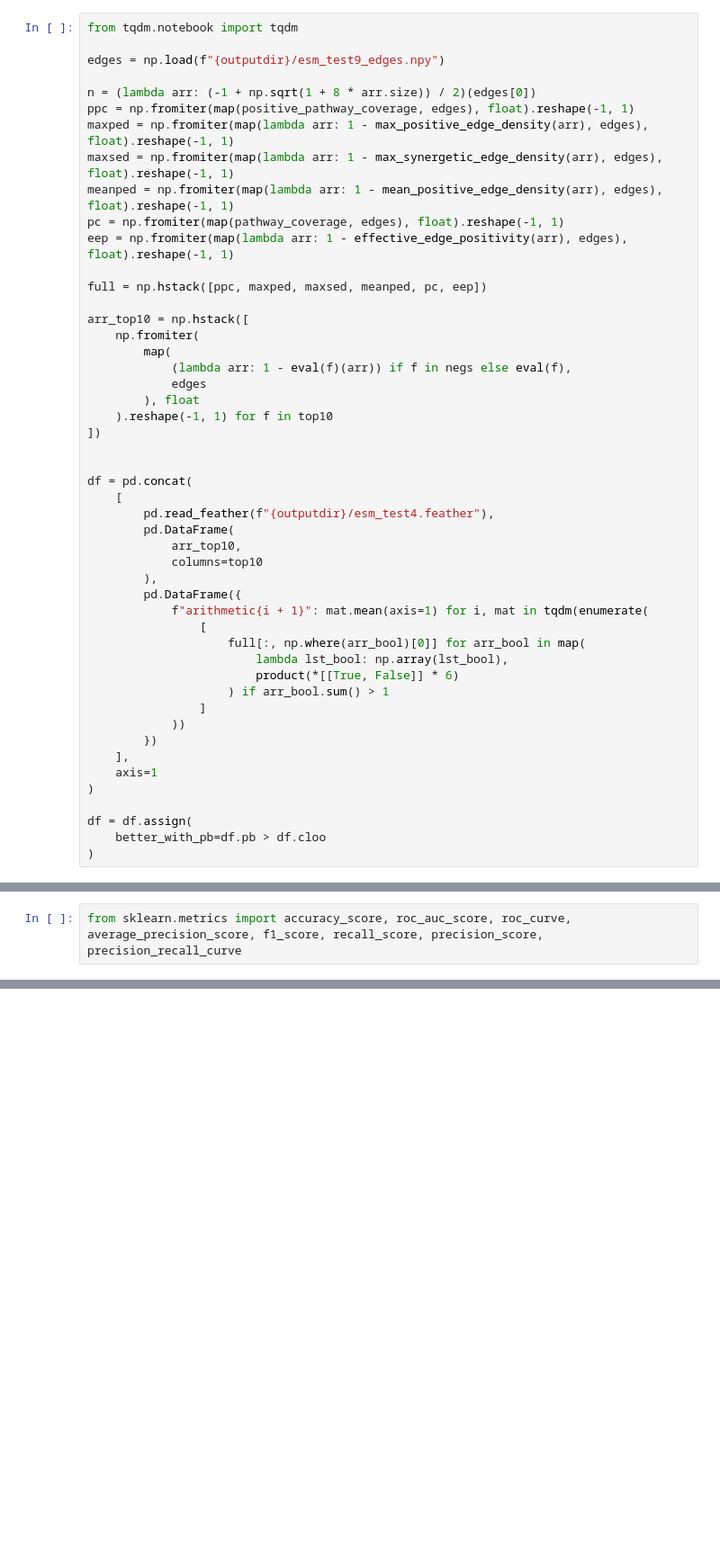
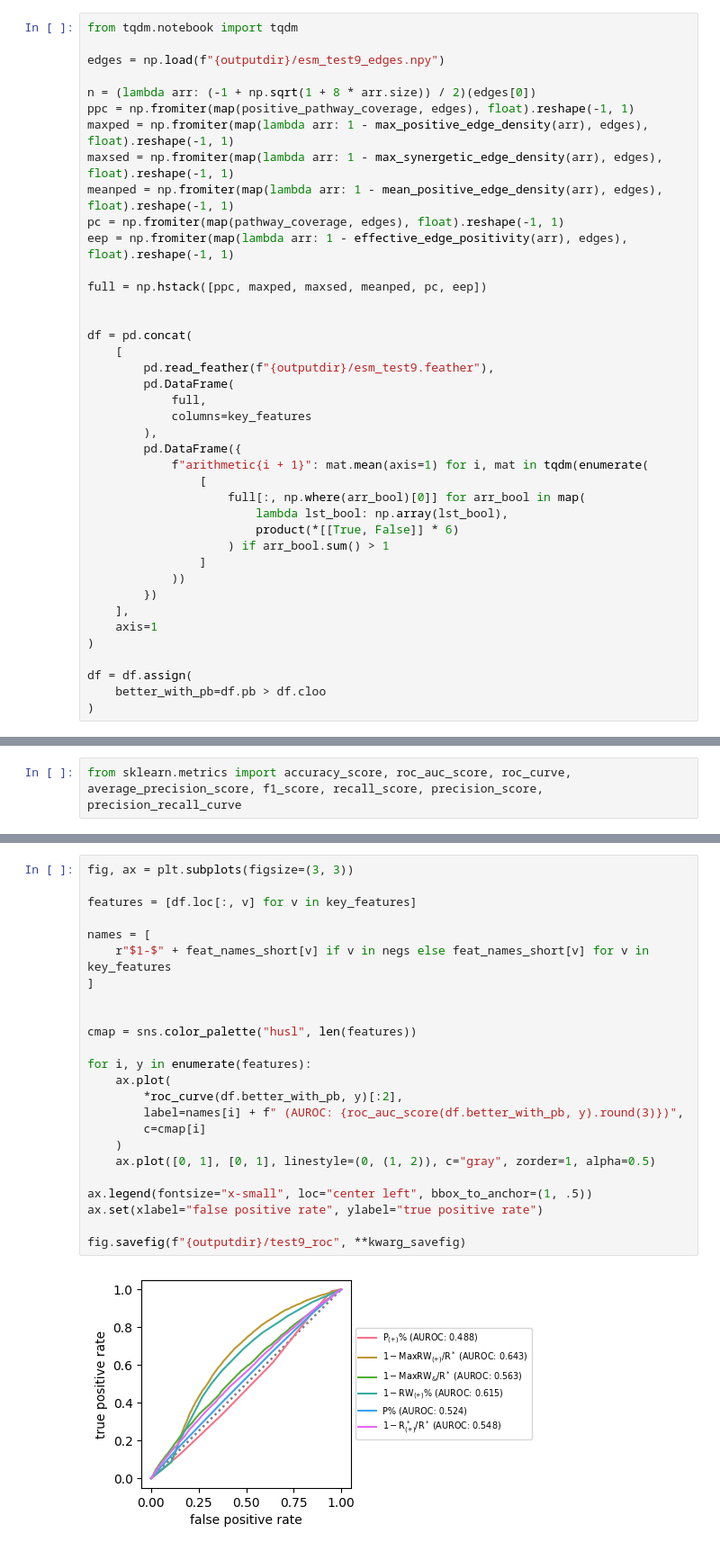
Before and after one commit to yo-aka-gene/WhyDOE, a Jupyter notebook: jupyternb/cai_validation_esm9_dev.ipynb, the cells around one changed output, grey strips where cells are left out. Shown at 90% size. Saved outputs shown, nothing was run; the diff lists cells and outputs as text; blank space fills up the shorter version.

```diff
--- a/jupyternb/cai_validation_esm9_dev.ipynb
+++ b/jupyternb/cai_validation_esm9_dev.ipynb
@@ -59,22 +59,13 @@ eep = np.fromiter(map(lambda arr: 1 - effective_edge_positivity(arr), edges), fl
 
 full = np.hstack([ppc, maxped, maxsed, meanped, pc, eep])
 
-arr_top10 = np.hstack([
-    np.fromiter(
-        map(
-            (lambda arr: 1 - eval(f)(arr)) if f in negs else eval(f),
-            edges
-        ), float
-    ).reshape(-1, 1) for f in top10
-])
-
 
 df = pd.concat(
     [
-        pd.read_feather(f"{outputdir}/esm_test4.feather"),
+        pd.read_feather(f"{outputdir}/esm_test9.feather"),
         pd.DataFrame(
-            arr_top10,
-            columns=top10
+            full,
+            columns=key_features
         ),
         pd.DataFrame({
             f"arithmetic{i + 1}": mat.mean(axis=1) for i, mat in tqdm(enumerate(
@@ -303,0 +291,26 @@ fig.savefig(f"{outputdir}/test9_pr", **kwarg_savefig)
+# %%
+fig, ax = plt.subplots(figsize=(3, 3))
+
+features = [df.loc[:, v] for v in key_features]
+
+names = [
+    r"$1-$" + feat_names_short[v] if v in negs else feat_names_short[v] for v in key_features
+]
+
+
+cmap = sns.color_palette("husl", len(features))
+
+for i, y in enumerate(features):
+    ax.plot(
+        *roc_curve(df.better_with_pb, y)[:2],
+        label=names[i] + f" (AUROC: {roc_auc_score(df.better_with_pb, y).round(3)})",
+        c=cmap[i]
+    )
+    ax.plot([0, 1], [0, 1], linestyle=(0, (1, 2)), c="gray", zorder=1, alpha=0.5)
+
+ax.legend(fontsize="x-small", loc="center left", bbox_to_anchor=(1, .5))
+ax.set(xlabel="false positive rate", ylabel="true positive rate")
+
+fig.savefig(f"{outputdir}/test9_roc", **kwarg_savefig)
+# %% [output]
+[figure, added]
```
Also changed, not shown: parts of 46 cells of this notebook, 20 other files.
